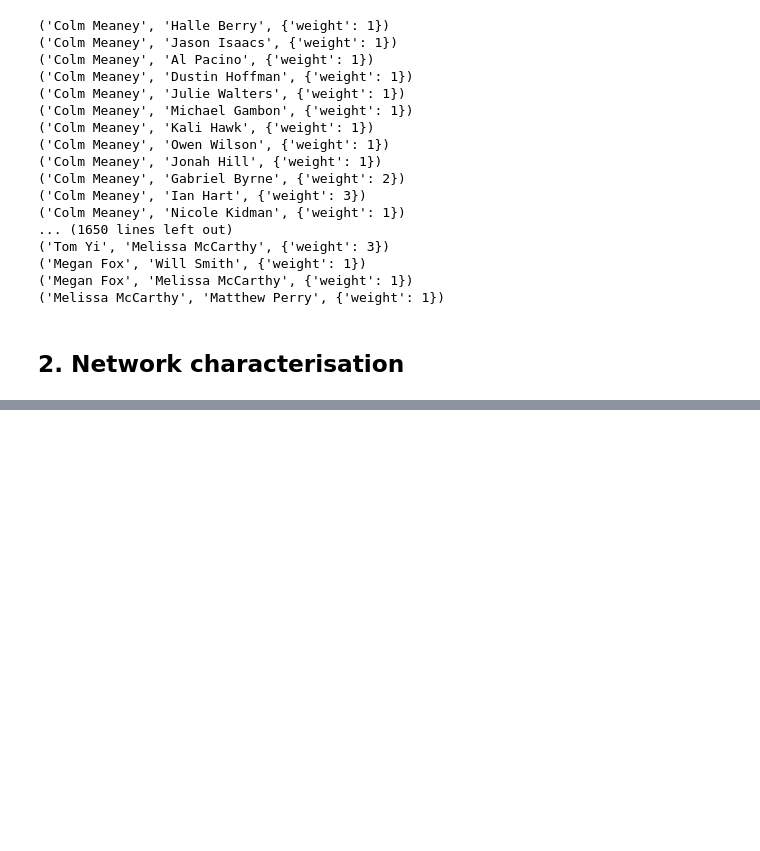
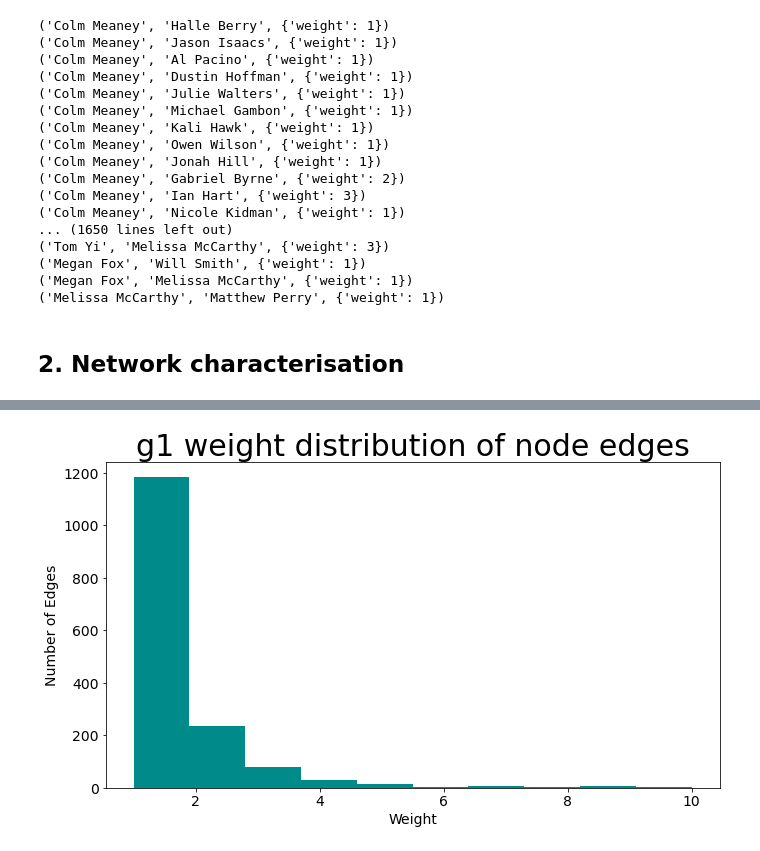
Before and after one commit to brianbyrne99/Network-Analysis, a Jupyter notebook: NetworkAnalysis_1.ipynb, the cells around one changed output, grey strips where cells are left out. Cells and saved outputs as stored; diff of their text form; code cells hidden in the pictures; blank space fills up the shorter version.

```diff
--- a/NetworkAnalysis_1.ipynb
+++ b/NetworkAnalysis_1.ipynb
@@ -212,0 +265,17 @@ showEdges(g2)
+# %%
+#Weight distribution#
+def createDF(graph):
+    weights = {}
+    for node1, node2, data in graph.edges(data=True):
+        weights[(node1,node2)] = data["weight"]
+    return pd.Series(weights)
+# %%
+#histogram
+def histogram(df,heading):
+    ax = df.plot.hist(figsize=(11,6), fontsize=14, legend=None, color="darkcyan")
+    ax.set_title(heading,fontsize=30, color="k")
+    ax.set_ylabel("Number of Edges", fontsize=14)
+    ax.set_xlabel("Weight", fontsize=14);
+# %%
+g1_weights=createDF(g1)
+g1_weights
@@ -212,0 +311,4 @@ showEdges(g2)
+# %%
+histogram(g1_weights, "g1 weight distribution of node edges")
+# %% [output]
+[figure, added]
```
Also changed, not shown: parts of 53 cells of this notebook.
